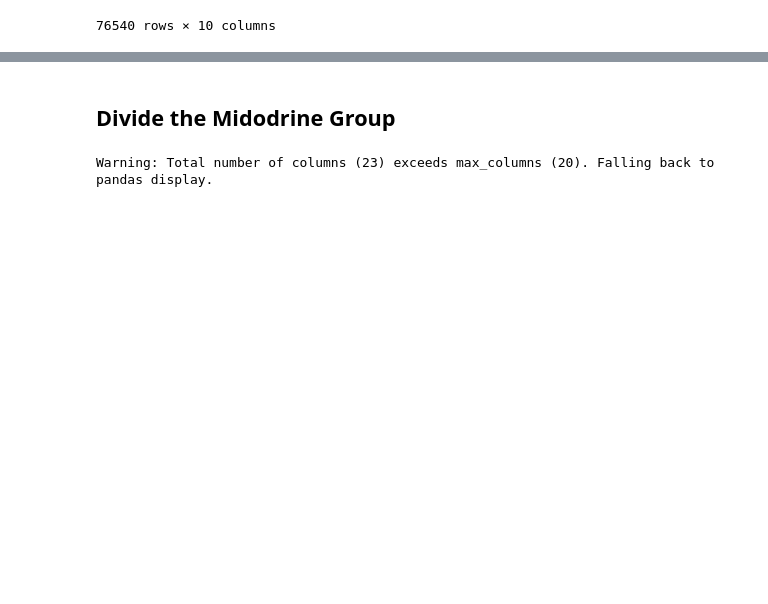
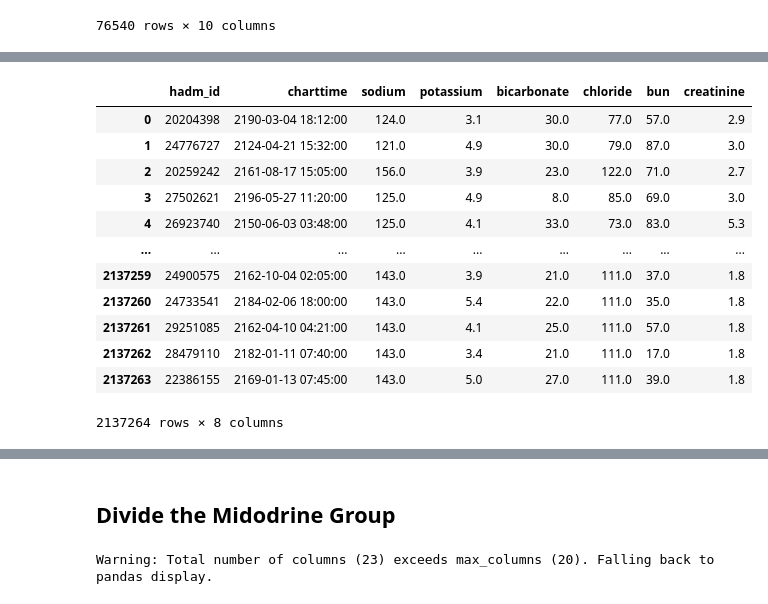
Before and after one commit to Jarvis-BITS/midodrine-mimic-iv, a Jupyter notebook: notebook/01_cohort_data_extraction.ipynb, the cells around one changed output, grey strips where cells are left out. Drawn from its saved outputs; the diff is of its cells as text; code cells hidden in the pictures; blank space fills up the shorter version.

```diff
--- a/notebook/01_cohort_data_extraction.ipynb
+++ b/notebook/01_cohort_data_extraction.ipynb
@@ -694,0 +723,7 @@ Warning: total number of rows (76540) exceeds max_rows (20000). Falling back to
+# %%
+chemistry = """
+SELECT hadm_id, charttime
+, sodium, potassium, bicarbonate, chloride, bun, creatinine
+FROM `physionet-data.mimic_derived.chemistry`
+WHERE hadm_id IS NOT NULL
+"""
@@ -694,0 +804,6 @@ Warning: total number of rows (76540) exceeds max_rows (20000). Falling back to
+# %%
+chemistry = (
+    bqclient.query(chemistry)
+    .result()
+    .to_dataframe()
+)
@@ -694,0 +839,3 @@ Warning: total number of rows (76540) exceeds max_rows (20000). Falling back to
+# %%
+chemistry
+# %% [output]
@@ -694,0 +843,13 @@ Warning: total number of rows (76540) exceeds max_rows (20000). Falling back to
+|  | hadm_id | charttime | sodium | potassium | bicarbonate | chloride | bun | creatinine |
+| 0 | 20204398 | 2190-03-04 18:12:00 | 124.0 | 3.1 | 30.0 | 77.0 | 57.0 | 2.9 |
+| 1 | 24776727 | 2124-04-21 15:32:00 | 121.0 | 4.9 | 30.0 | 79.0 | 87.0 | 3.0 |
+| 2 | 20259242 | 2161-08-17 15:05:00 | 156.0 | 3.9 | 23.0 | 122.0 | 71.0 | 2.7 |
+| 3 | 27502621 | 2196-05-27 11:20:00 | 125.0 | 4.9 | 8.0 | 85.0 | 69.0 | 3.0 |
+| 4 | 26923740 | 2150-06-03 03:48:00 | 125.0 | 4.1 | 33.0 | 73.0 | 83.0 | 5.3 |
+| ... | ... | ... | ... | ... | ... | ... | ... | ... |
+| 2137259 | 24900575 | 2162-10-04 02:05:00 | 143.0 | 3.9 | 21.0 | 111.0 | 37.0 | 1.8 |
+| 2137260 | 24733541 | 2184-02-06 18:00:00 | 143.0 | 5.4 | 22.0 | 111.0 | 35.0 | 1.8 |
+| 2137261 | 29251085 | 2162-04-10 04:21:00 | 143.0 | 4.1 | 25.0 | 111.0 | 57.0 | 1.8 |
+| 2137262 | 28479110 | 2182-01-11 07:40:00 | 143.0 | 3.4 | 21.0 | 111.0 | 17.0 | 1.8 |
+| 2137263 | 22386155 | 2169-01-13 07:45:00 | 143.0 | 5.0 | 27.0 | 111.0 | 39.0 | 1.8 |
+2137264 rows × 8 columns
```
Also changed, not shown: parts of 42 cells of this notebook.
